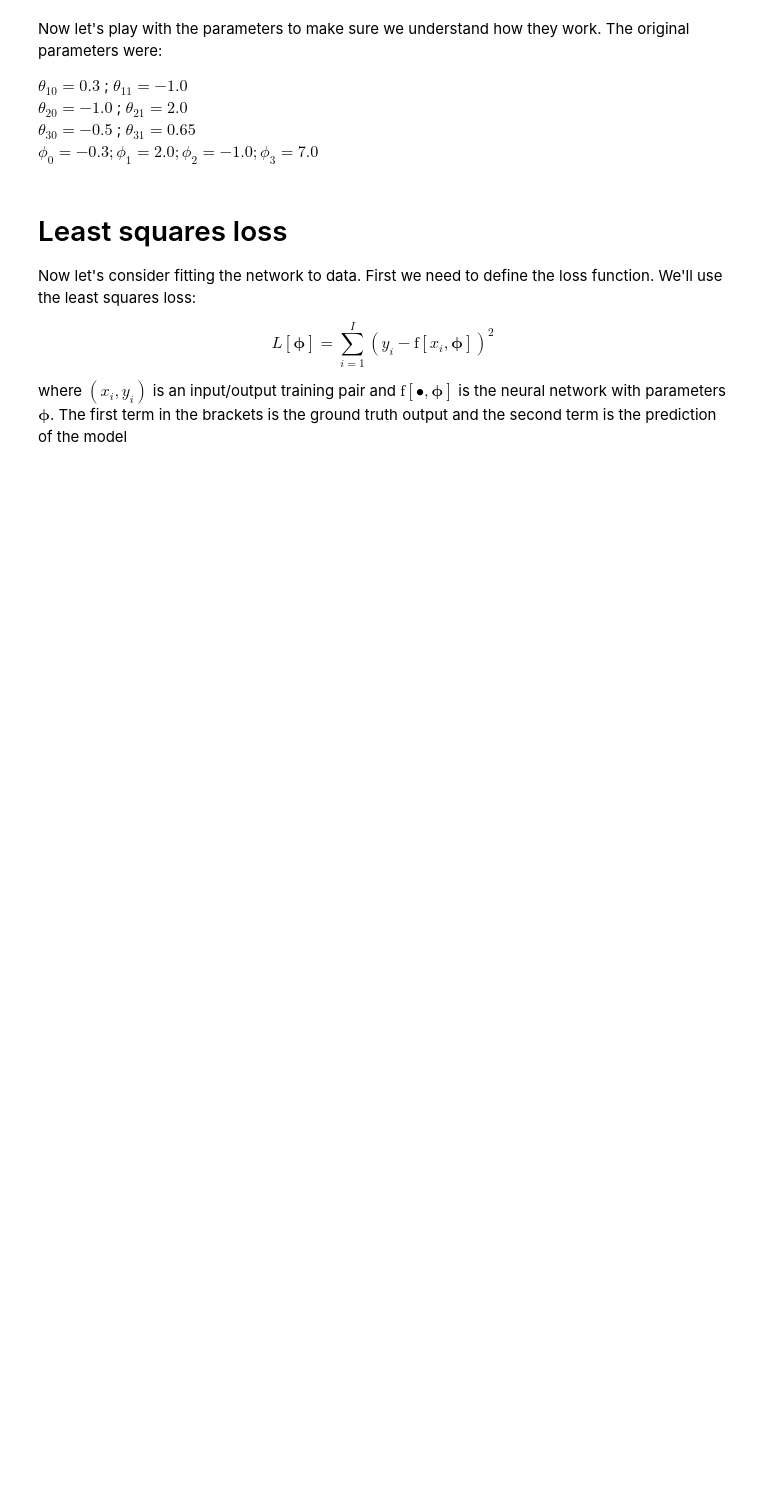
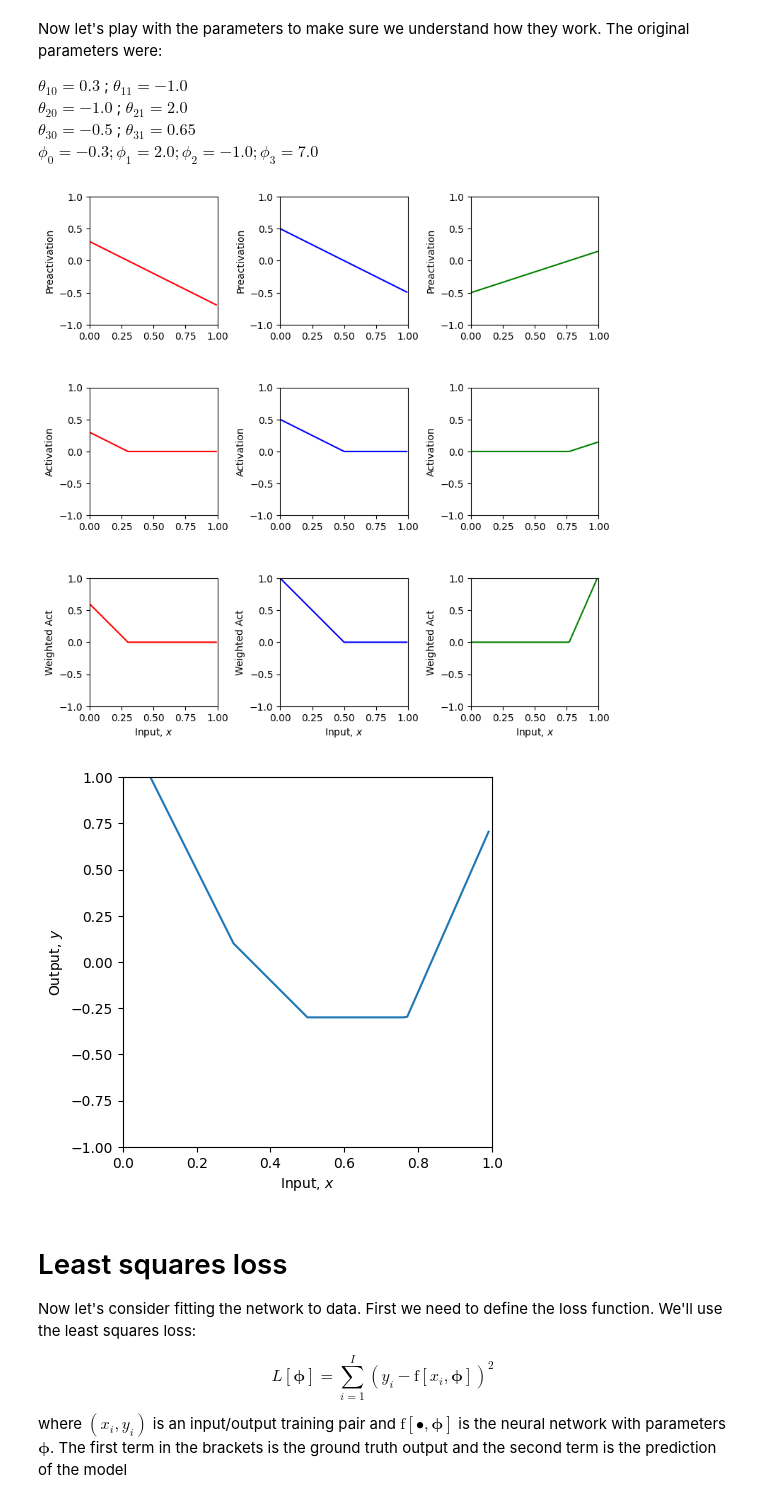
Before and after one commit to Kulnoorbajwa/CSCI-167--Deep-learning-, a Jupyter notebook: Assigment_3_1_Shallow_Networks_I.ipynb, the cells around one changed output. Saved outputs shown, nothing was run; the diff lists cells and outputs as text; code cells hidden in the pictures; blank space fills up the shorter version.

```diff
--- a/Assigment_3_1_Shallow_Networks_I.ipynb
+++ b/Assigment_3_1_Shallow_Networks_I.ipynb
@@ -23,9 +23,9 @@ def ReLU(preactivation):
   # This should work on every element of the ndarray "preactivation" at once
   # One way to do this is with the ndarray "clip" function
   # https://numpy.org/doc/stable/reference/generated/numpy.ndarray.clip.html
-  activation = np.zeros_like(preactivation);
+    activation = np.maximum(0, preactivation)
 
-  return activation
+    return activation
 # %%
 # Make an array of inputs
 z = np.arange(-5,5,0.1)
@@ -165,3 +133,57 @@ plot_neural(x, y, pre_1, pre_2, pre_3, act_1, act_2, act_3, w_act_1, w_act_2, w_
+# %%
+## 1. Predict what effect changing phi_0 will have on the network.
+#    Prediction: Pure vertical shift of y(x). Increasing phi_0 moves the whole curve up; decreasing moves it down.
+#    Joints (kinks) and slopes do not move.
+
+# 2. Predict what effect multiplying phi_1, phi_2, phi_3 by 0.5 would have.  Check if you are correct
+#    Prediction: All segment slopes in regions where those hidden units are active are halved (since slope sums phi_k*theta_k1).
+#    Joint x-positions are unchanged.
+
+# 3. Predict what effect multiplying phi_1 by -1 will have.  Check if you are correct.
+#    Prediction: Unit-1’s contribution flips sign wherever it’s active. Joints unchanged; affected segment slopes flip the sign of the phi_1*theta_11 term.
+
+# 4. Predict what effect setting theta_20 to -1.2 will have.  Check if you are correct.
+#    Prediction: Unit-2’s breakpoint moves right from x = 0.5 to x = 0.6 (breakpoint is at x* = -theta_20/theta_21).
+
+# 5. Change the parameters so that there are only two "joints" (including outside the range of the plot).
+#    There are actually three ways to do this. See if you can figure them all out
+#    Prediction (three distinct ways):
+#      (A) Remove a unit’s effect (e.g., set some phi_k = 0, or theta_k1 = 0) → one fewer effective joint.
+#      (B) Make a unit always off or always on over x∈[0,1] so its breakpoint is outside the plot range → joint disappears.
+#      (C) Make two units share the same breakpoint (set -theta_i0/theta_i1 equal) → two joints merge into one.
+
+# 6. With the original parameters, the second line segment is flat (i.e. slope = 0).
+#    How could you change theta_10 so that all of the segments have non-zero slopes?
+#    Prediction: Increase theta_10 so unit-1 stays active on (0.3, 0.5), removing the flat region.
+#    Example: with theta_11 = -1.0, set theta_10 ≈ 0.6 → breakpoint at x = 0.6 (> 0.5).
+
+# 7. What do you predict would happen if you multiply theta_20 and theta_21 by 0.5, and phi_2 by 2.0?
+#    Check if you are correct.
+#    Prediction: No change to y(x). Breakpoint stays the same; halved preactivation magnitude and doubled phi_2 cancel out.
+
+# 8. What do you predict would happen if you multiply theta_20 and theta_21 by -0.5, and phi_2 by -2.0?
+#    Check if you are correct.
+#    Prediction: Breakpoint location unchanged, but the active side flips and the slope contribution reverses sign.
+#    The piecewise shape changes (not just a rescale).
+
+
+theta_10 =  0.3;  theta_11 = -1.0
+theta_20 =  0.5;  theta_21 = -1.0
+theta_30 = -0.5;  theta_31 =  0.65
+phi_0 =  -0.3;    phi_1 =  2.0; phi_2 =  2.0; phi_3 = 7.0
+
+
+# Define a range of input values
+x = np.arange(0,1,0.01)
+
+# We run the neural network for each of these input values
+y, pre_1, pre_2, pre_3, act_1, act_2, act_3, w_act_1, w_act_2, w_act_3 = \
+    shallow_1_1_3(x, ReLU, phi_0,phi_1,phi_2,phi_3, theta_10, theta_11, theta_20, theta_21, theta_30, theta_31)
+# And then plot it
+plot_neural(x, y, pre_1, pre_2, pre_3, act_1, act_2, act_3, w_act_1, w_act_2, w_act_3, plot_all=True)
+# %% [output]
+[figure, added]
+[figure, added]
 # %% [markdown]
 # Least squares loss
 
```
Also changed, not shown: parts of 5 cells of this notebook.
